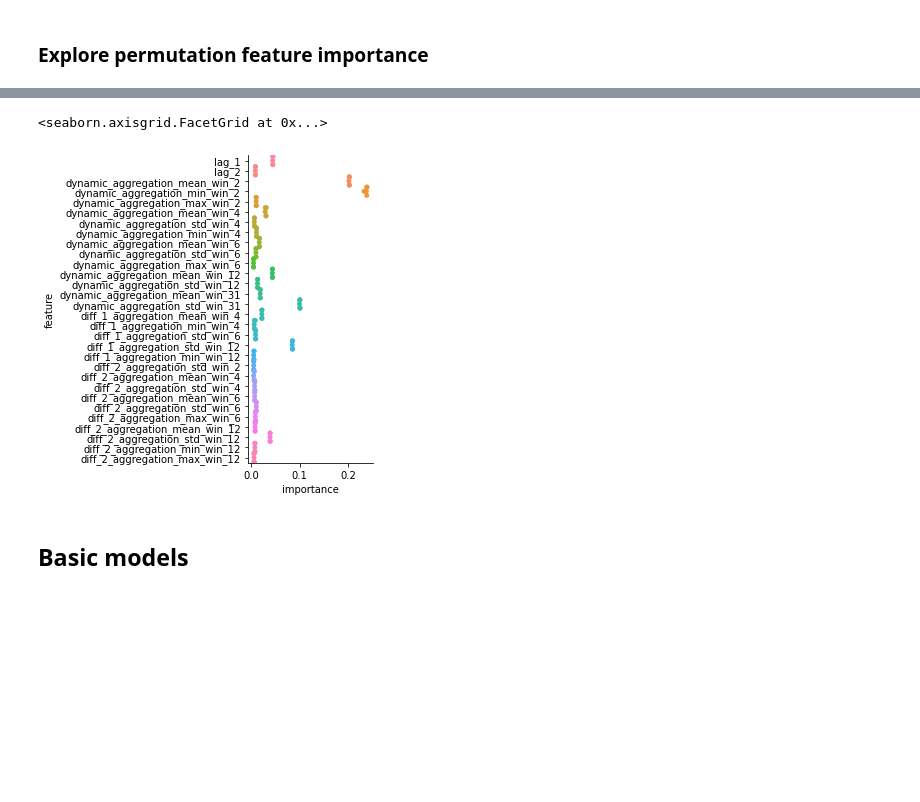
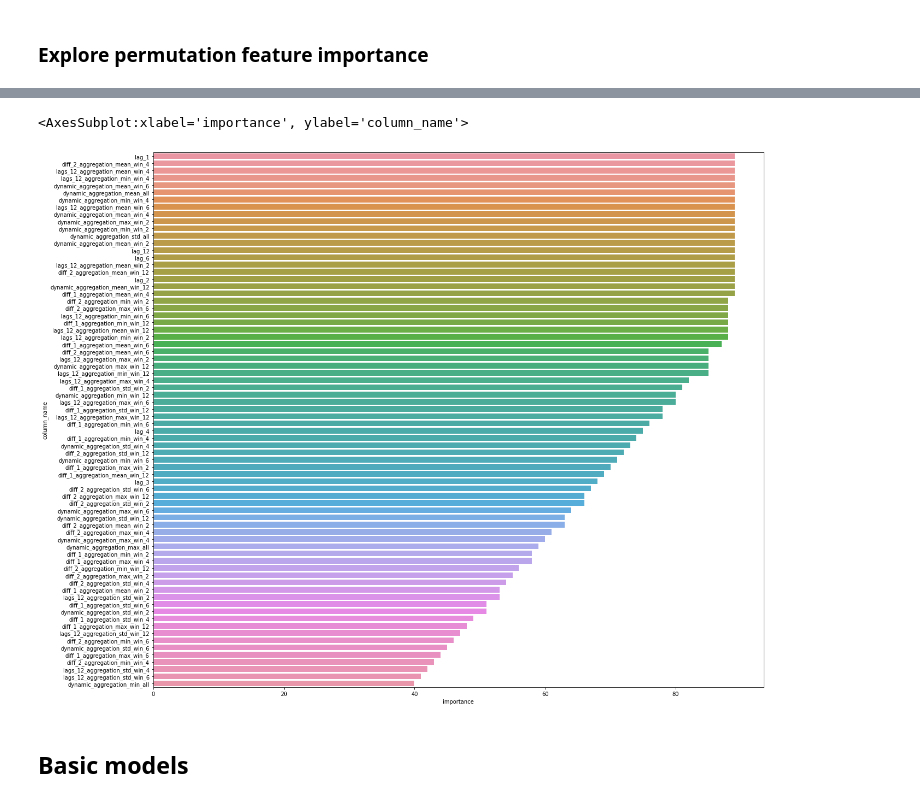
Before and after one commit to Denchidlo/FutureSales, a Jupyter notebook: notebooks/models_fitting.ipynb, the cells around one changed output, grey strips where cells are left out. Cells and saved outputs as stored; diff of their text form; code cells hidden in the pictures; blank space fills up the shorter version.

Commit message:
FS_2.1[F|M]: Feature engineering:  - Made boruta feature importance Model:  - Test 3 types of models

```diff
--- a/notebooks/models_fitting.ipynb
+++ b/notebooks/models_fitting.ipynb
@@ -34,5 +37,5 @@ import seaborn as sns
 # %%
-FETCH_BACKUP = False
+FETCH_BACKUP = True
 # %% [markdown]
 ## Load train, test sets, idx's
 # %%
@@ -98,13 +109,17 @@ full_train = pd.concat(baseline_train.values(), axis=1, join='inner')
 full_test = pd.concat(validation_set.values(), axis=1, join='inner')
 full_eval = pd.concat(test_set.values(), axis=1, join='inner')
 # %%
-train_x = full_train.drop(['target'], axis=1)
+def dyn_agg(months):
+    return {f'dynamic_aggregation_{k}_win_{months}':f'dynamic_aggregation_{k}_all' for k in ['mean', 'std', 'min', 'max']}
+
+
+train_x = full_train.drop(['target'], axis=1).rename(dyn_agg(31), axis=1)
 train_y = full_train.loc[:, ['target']]
 
-test_x = full_test.drop(['target'], axis=1)
+test_x = full_test.drop(['target'], axis=1).rename(dyn_agg(32), axis=1)
 test_y = full_test.loc[:, ['target']]
 
-eval_x = full_eval.drop(['target'], axis=1)
+eval_x = full_eval.drop(['target'], axis=1).rename(dyn_agg(33), axis=1)
 eval_y = full_eval.loc[:, ['target']]
 # %% [markdown]
 ## Linear model preprocessing
@@ -151,5 +166,6 @@ if not FETCH_BACKUP:
         pickle.dump(perm_importance, writer)
 else:
     perm_importance = from_pickle('tmp/baseline_importance.pkl')
+    boruta_selected = from_pickle('tmp/boruta.pkl')
 # %% [markdown]
 ### Explore permutation feature importance
@@ -176,5 +172,10 @@ sns.barplot(data=feature_impotrance_mean.reset_index(), x='importance', y='featu
-# %%
-sns.catplot(data=feature_impotrance_points[feature_impotrance_points.feature.isin(top_valid_features.index)], kind='swarm', x='importance', y='feature')
-# %% [output]
-<seaborn.axisgrid.FacetGrid at 0x...>
-[figure, removed]
+# %%
+select = pd.DataFrame({'column_name': train_x.columns, 'importance': (boruta_selected.ranking_)}).set_index('column_name').sort_values('importance', ascending=True)
+select['importance'] = 90 - select['importance']
+# %%
+_, axs = plt.subplots(1, 1, figsize=(20, 18))
+
+sns.barplot(data=select.reset_index(), x='importance', y='column_name', ax=axs)
+# %% [output]
+<AxesSubplot:xlabel='importance', ylabel='column_name'>
+[figure, added]
```
Also changed, not shown: parts of 32 cells of this notebook, 1 other file.
